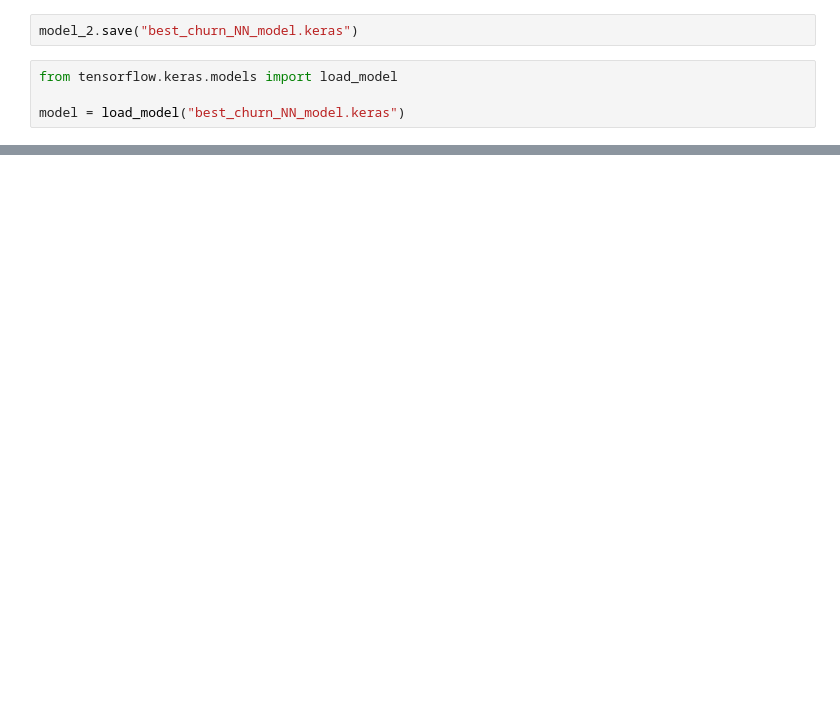
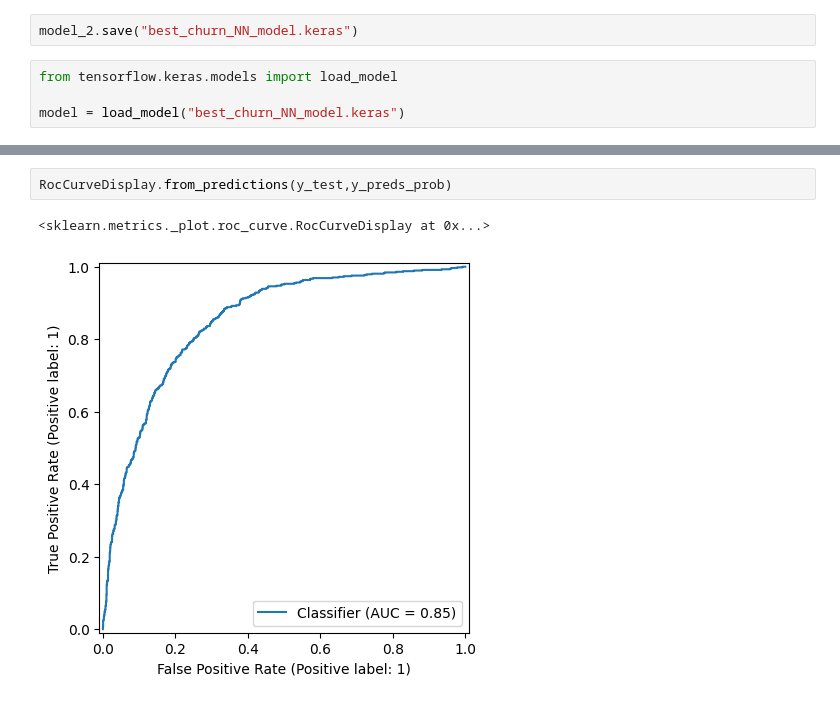
Before and after one commit to yalindi/2425568_ml, a Jupyter notebook: 2425568.ipynb, the cells around one changed output, grey strips where cells are left out. Saved outputs shown, nothing was run; the diff lists cells and outputs as text; blank space fills up the shorter version.

```diff
--- a/2425568.ipynb
+++ b/2425568.ipynb
@@ -752,0 +795,5 @@ model = load_model("best_churn_NN_model.keras")
+# %%
+RocCurveDisplay.from_predictions(y_test,y_preds_prob)
+# %% [output]
+<sklearn.metrics._plot.roc_curve.RocCurveDisplay at 0x...>
+[figure, added]
```
Also changed, not shown: parts of 13 cells of this notebook.
